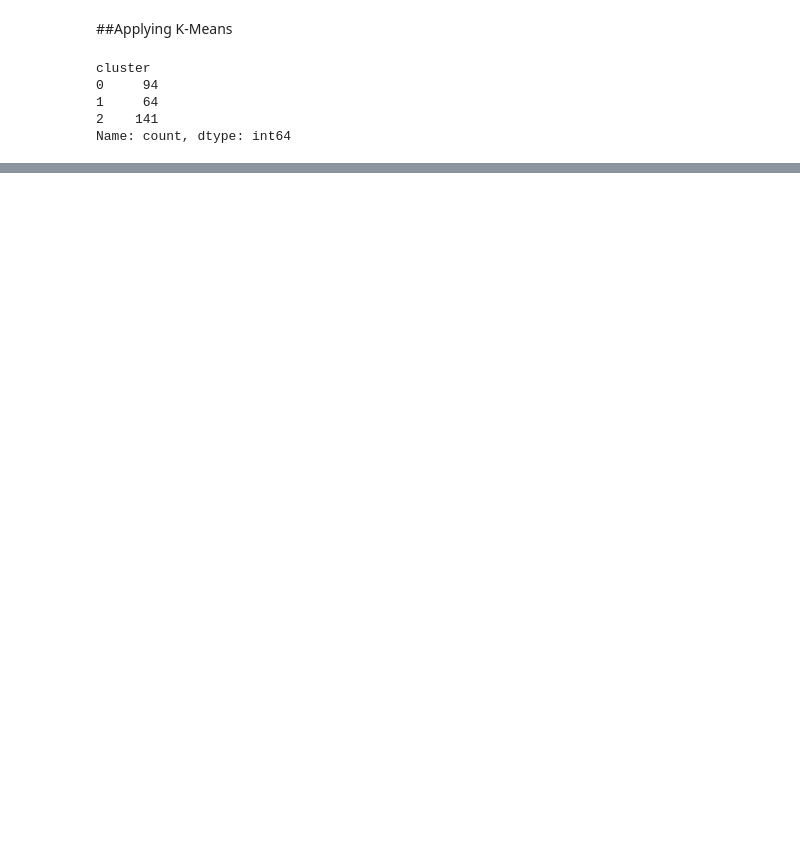
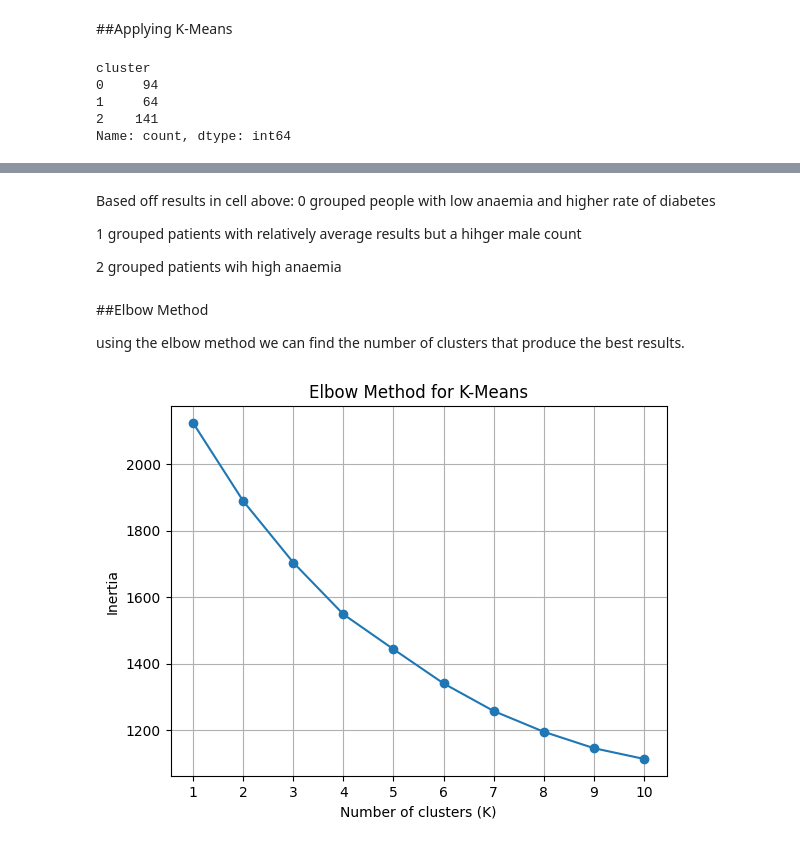
Before and after one commit to NathanMcCormack/Principles_of_ML_Assignment2, a Jupyter notebook: PML_Assignment2_26244470.ipynb, the cells around one changed output, grey strips where cells are left out. Drawn from its saved outputs; the diff is of its cells as text; code cells hidden in the pictures; blank space fills up the shorter version.

Commit message:
K-Means Implementation

```diff
--- a/PML_Assignment2_26244470.ipynb
+++ b/PML_Assignment2_26244470.ipynb
@@ -289,0 +328,36 @@ Name: count, dtype: int64
+# %% [markdown]
+Based off results in cell above:
+0 grouped people with low anaemia and higher rate of diabetes
+
+1 grouped patients with relatively average results but a hihger male count
+
+2 grouped patients wih high anaemia
+# %% [markdown]
+##Elbow Method
+
+using the elbow method we can find the number of clusters that produce the best results.
+# %%
+
+import matplotlib.pyplot as plt
+
+# Store inertia for each number of clusters
+inertias = []
+
+#loop that goes thorugh different values of k form 1-10
+for k in range(1, 11):
+    model = KMeans(n_clusters=k, random_state=3, n_init=10)
+    #train kmeans for each value of k
+    model.fit(df_scaled)
+    #add inertias to a list
+    inertias.append(model.inertia_)
+
+plt.plot(range(1, 11), inertias, marker="o")
+
+plt.xlabel("Number of clusters (K)")
+plt.ylabel("Inertia")
+plt.title("Elbow Method for K-Means")
+plt.xticks(range(1, 11))
+plt.grid(True)
+plt.show()
+# %% [output]
+[figure, added]
```
Also changed, not shown: parts of 14 cells of this notebook.
